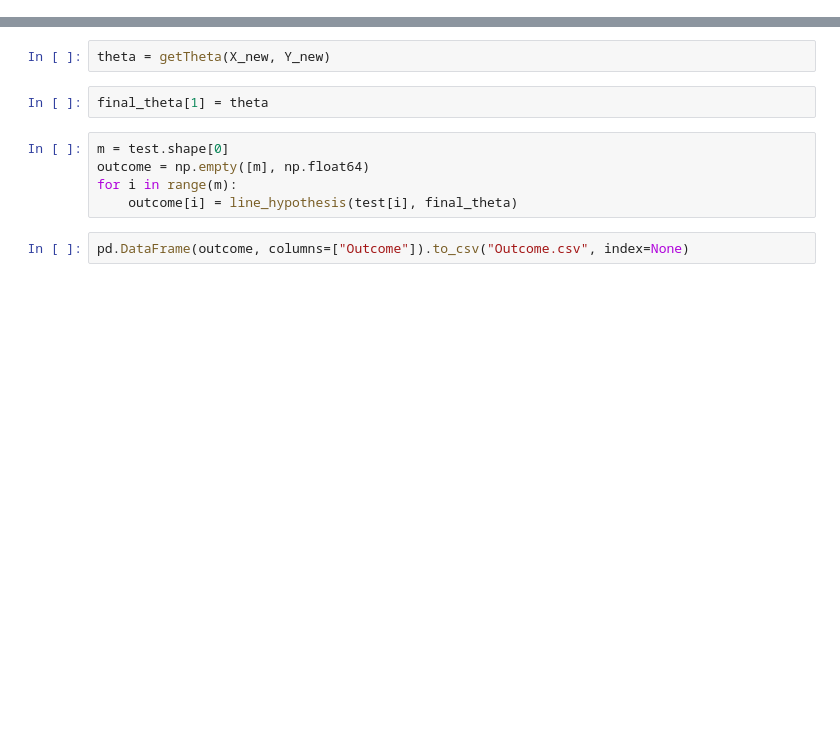
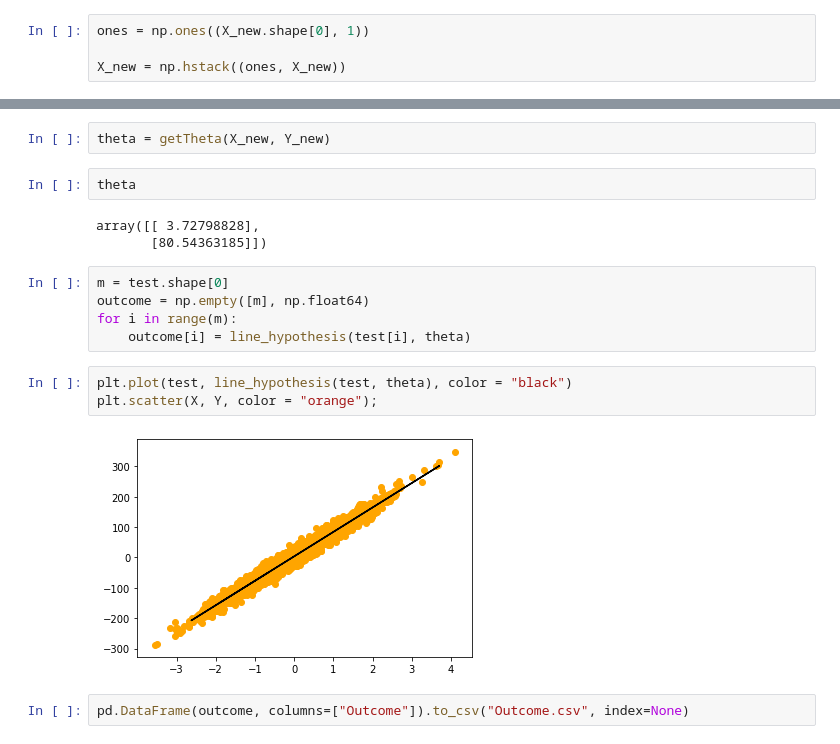
Before and after one commit to macabdul9/ml-cb-course-work, a Jupyter notebook: hardwork-pays-off/hardwork-pays-off.ipynb, the cells around one changed output, grey strips where cells are left out. Drawn from its saved outputs; the diff is of its cells as text; blank space fills up the shorter version.

Commit message:
add direct method of calculating theta

```diff
--- a/hardwork-pays-off/hardwork-pays-off.ipynb
+++ b/hardwork-pays-off/hardwork-pays-off.ipynb
@@ -101,0 +122,4 @@ X_new.T.shape
+# %%
+ones = np.ones((X_new.shape[0], 1))
+
+X_new = np.hstack((ones, X_new))
@@ -108,12 +142,20 @@ def getTheta(x, y):
     return np.dot(first_term, second_term)
 # %%
 theta = getTheta(X_new, Y_new)
-# %%
-final_theta[1] = theta
+# %%
+theta
+# %% [output]
+array([[ 3.72798828],
+       [80.54363185]])
 # %%
 m = test.shape[0]
 outcome = np.empty([m], np.float64)
 for i in range(m):
-    outcome[i] = line_hypothesis(test[i], final_theta)
+    outcome[i] = line_hypothesis(test[i], theta)
+# %%
+plt.plot(test, line_hypothesis(test, theta), color = "black")
+plt.scatter(X, Y, color = "orange");
+# %% [output]
+[figure, added]
 # %%
 pd.DataFrame(outcome, columns=["Outcome"]).to_csv("Outcome.csv", index=None)
```
Also changed, not shown: parts of 6 cells of this notebook, 3 other files.
